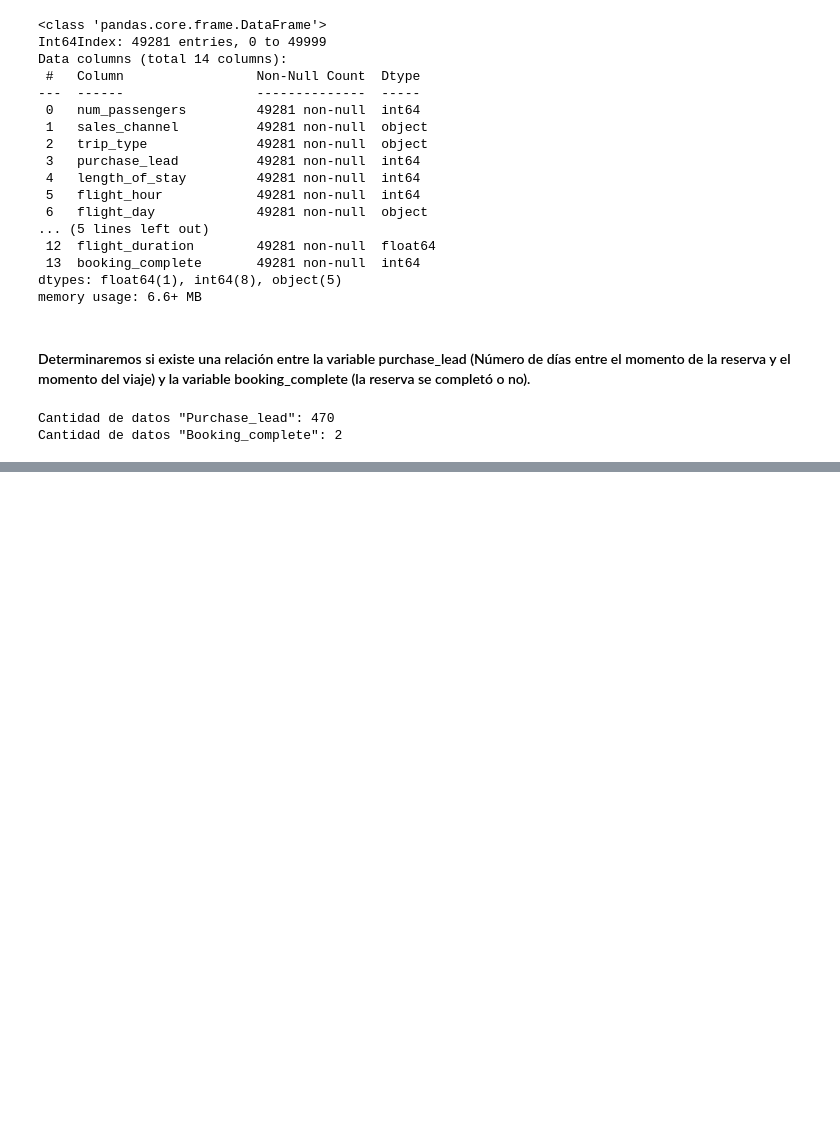
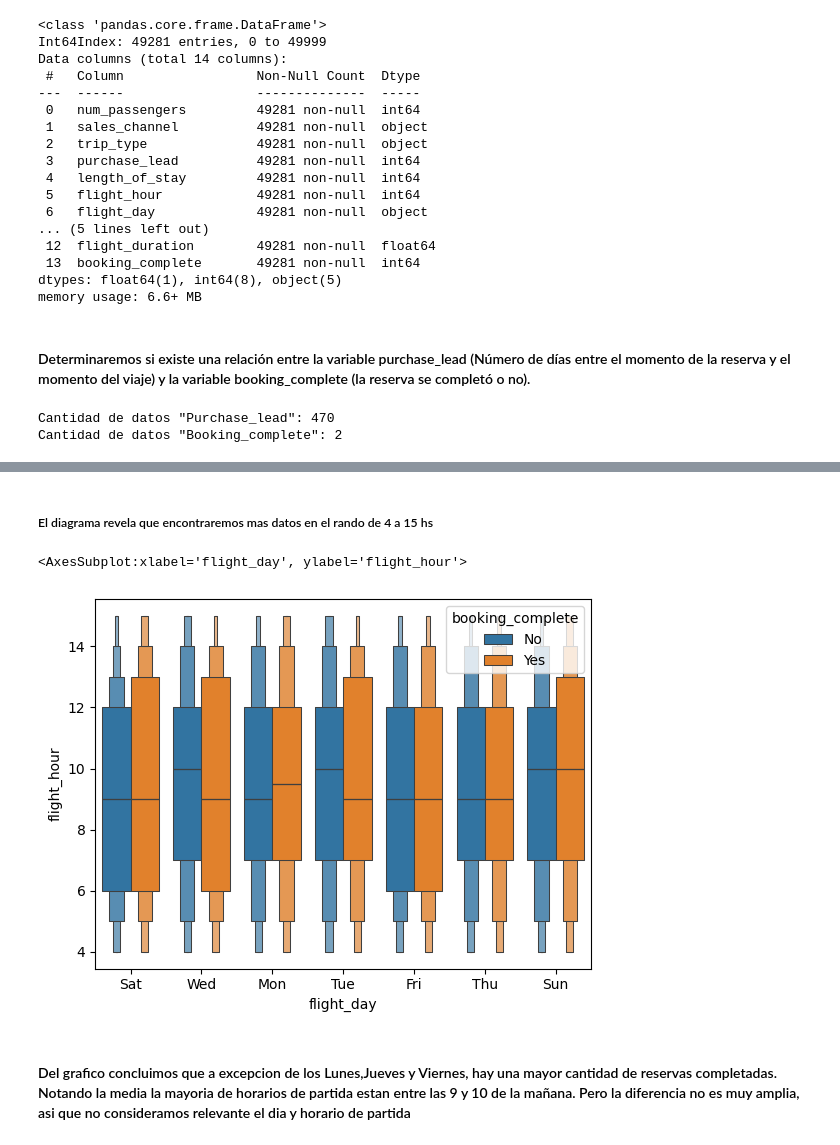
Before and after one commit to CrissRMFI/TP---ORGA, a Jupyter notebook: 01Analisis_airline.ipynb, the cells around one changed output, grey strips where cells are left out. Drawn from its saved outputs; the diff is of its cells as text; code cells hidden in the pictures; blank space fills up the shorter version.

```diff
--- a/01Analisis_airline.ipynb
+++ b/01Analisis_airline.ipynb
@@ -221,0 +271,11 @@ sns.scatterplot(data=df_purchase_lead,x="booking_complete",y="purchase_lead")
+# %% [markdown]
+##### El diagrama revela que encontraremos mas datos en el rando de 4 a 15 hs
+# %%
+filter_per_day_hour = filter_per_day_hour.loc[(filter_per_day_hour.flight_hour >= 4) & (filter_per_day_hour.flight_hour <=15),:]
+filter_per_day_hour.booking_complete = filter_per_day_hour.booking_complete.replace({1: "Yes", 0:"No"})
+sns.boxenplot(data=filter_per_day_hour,x="flight_day",y="flight_hour",hue="booking_complete")
+# %% [output]
+<AxesSubplot:xlabel='flight_day', ylabel='flight_hour'>
+[figure, added]
+# %% [markdown]
+#### Del grafico concluimos que a excepcion de los Lunes,Jueves y Viernes, hay una mayor cantidad de reservas completadas. Notando la media la mayoria de horarios de partida estan entre las 9 y 10 de la mañana. Pero la diferencia no es muy amplia, asi que no consideramos relevante el dia y horario de partida
```
Also changed, not shown: parts of 21 cells of this notebook, 3 other files.
